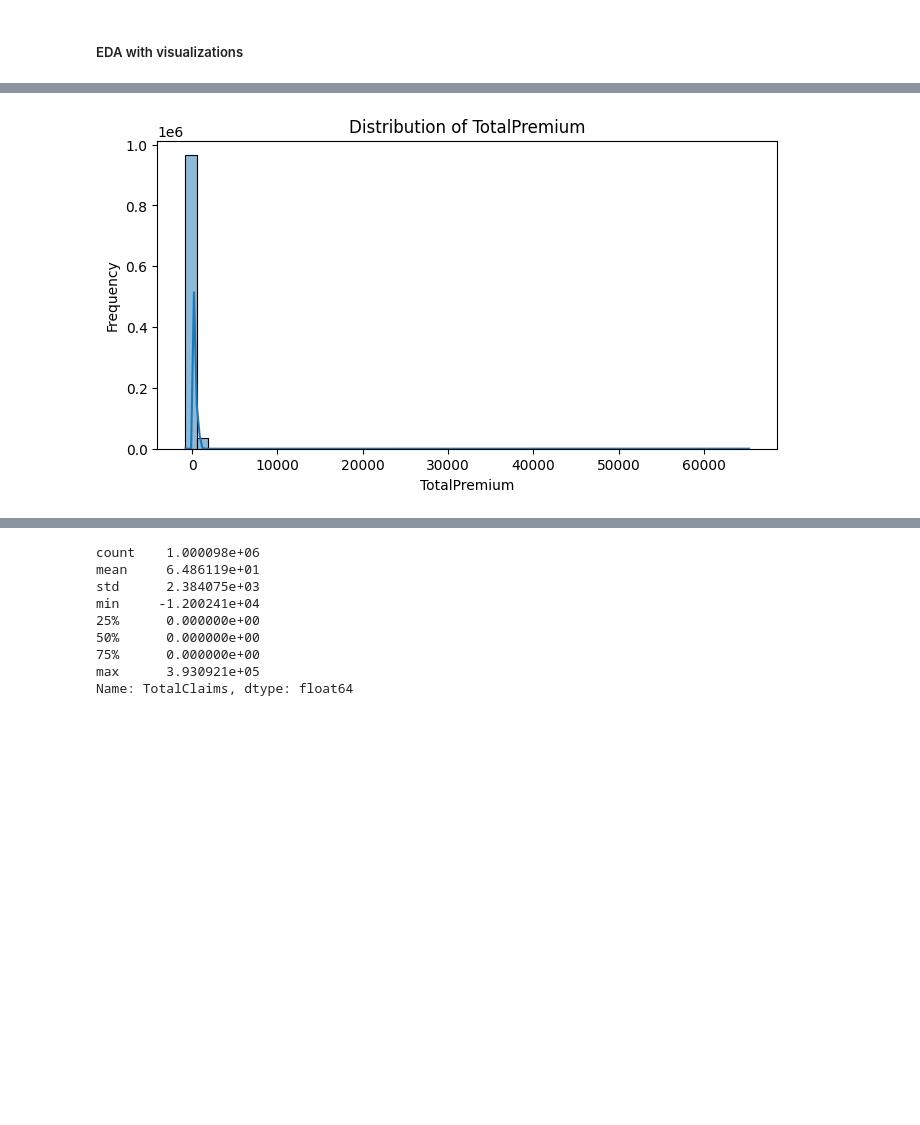
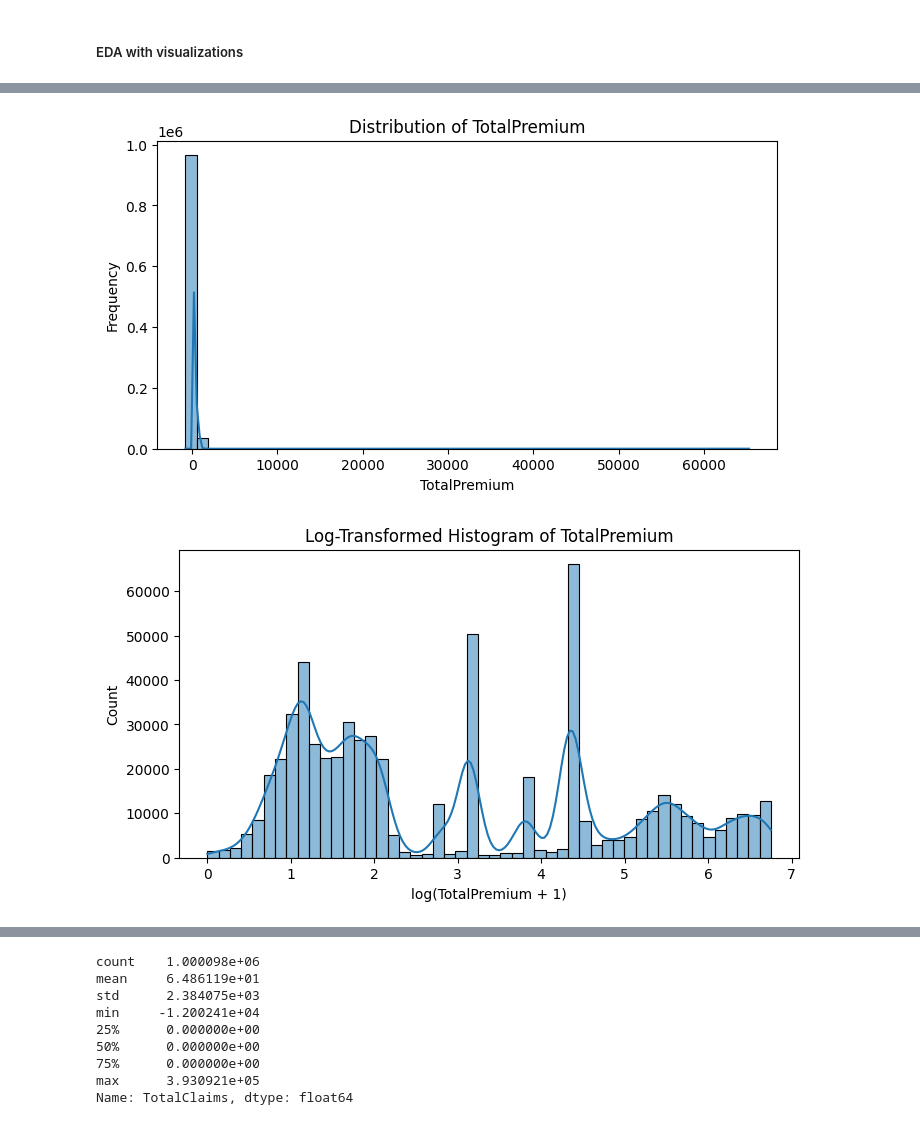
Before and after one commit to Sari-Amin/insurance-risk-analytics-ml, a Jupyter notebook: notebooks/eda.ipynb, the cells around one changed output, grey strips where cells are left out. Cells and saved outputs as stored; diff of their text form; code cells hidden in the pictures; blank space fills up the shorter version.

```diff
--- a/notebooks/eda.ipynb
+++ b/notebooks/eda.ipynb
@@ -110,6 +112,8 @@ Visualizer.plot_histogram("TotalClaims", bins=100)
 # %%
 Visualizer.plot_histogram("TotalPremium")
+Visualizer.plot_log_histogram("TotalPremium")
 # %% [output]
 [figure]
+[figure, added]
 # %%
 Visualizer.plot_boxplot("TotalPremium")
```
Also changed, not shown: parts of 3 cells of this notebook, 1 other file.
